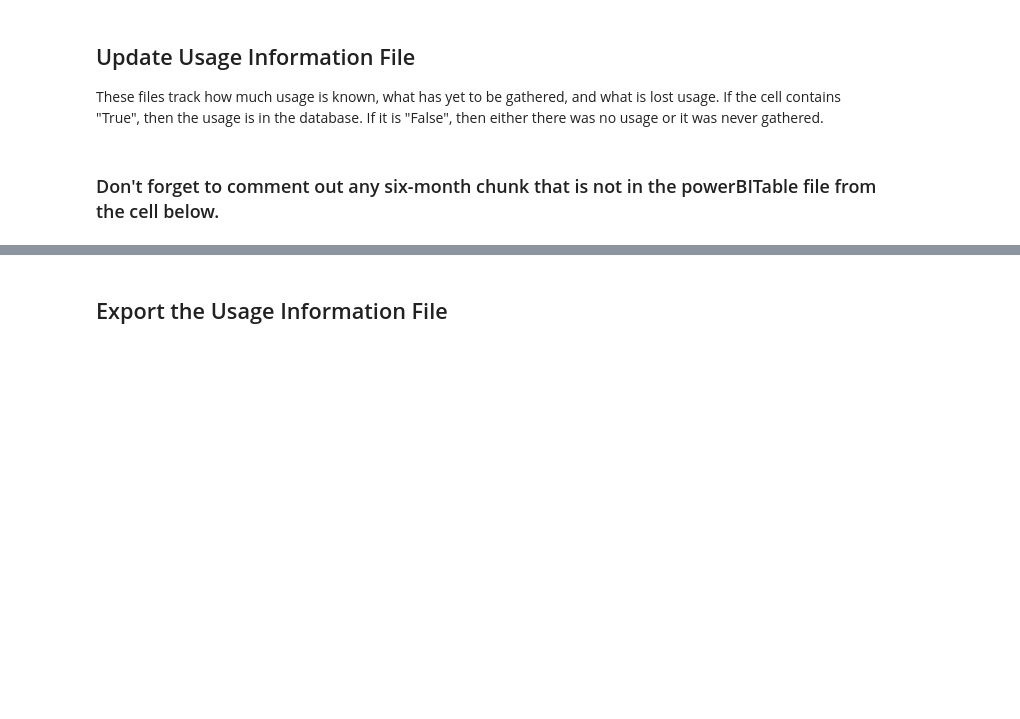
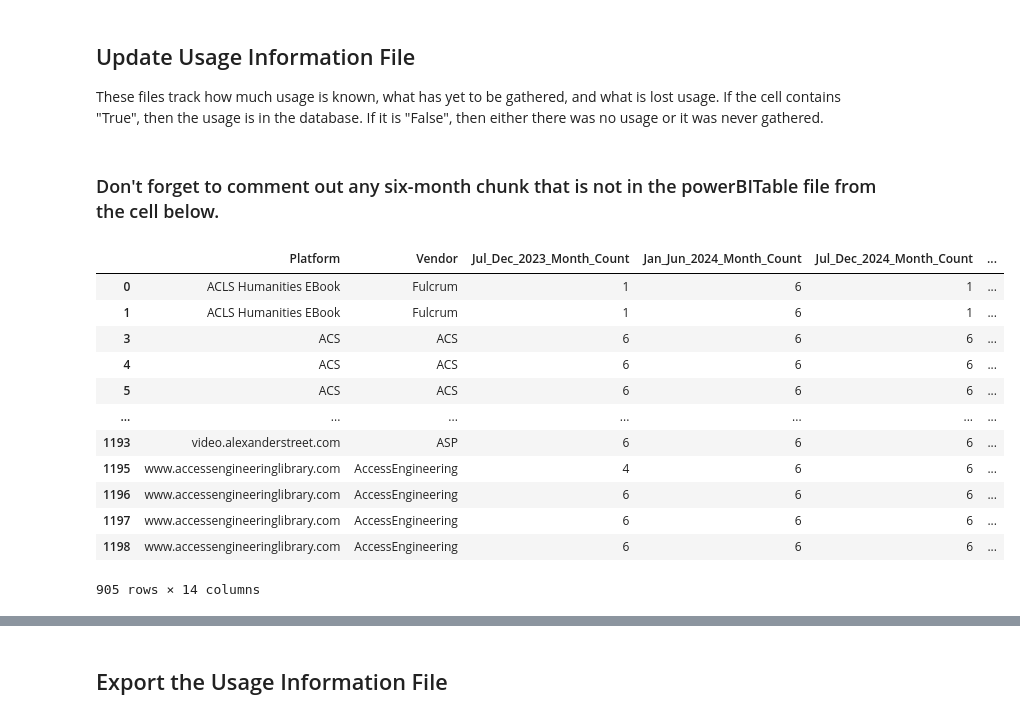
Before and after one commit to utkdigitalinitiatives/apcs-usage-database, a Jupyter notebook: Uploading COUNTER Data to SQLite3.ipynb, the cells around one changed output, grey strips where cells are left out. Cells and saved outputs as stored; diff of their text form; code cells hidden in the pictures; blank space fills up the shorter version.

```diff
--- a/Uploading COUNTER Data to SQLite3.ipynb
+++ b/Uploading COUNTER Data to SQLite3.ipynb
@@ -1160,0 +1315,4 @@ summaryTest
+# %%
+reserveOldAndNew = oldAndNew[~oldAndNew['Vendor'].isin(['EBSCO', 'OUP', 'ProjectMuse', 'ProQuestEBooks', 'SagePackages', 'SpringerAll', 'T&Febooks', 'Wiley'])]
+
+oldAndNew = oldAndNew[oldAndNew['Vendor'].isin(['EBSCO', 'OUP', 'ProjectMuse', 'ProQuestEBooks', 'SagePackages', 'SpringerAll', 'T&Febooks', 'Wiley'])]
@@ -1214,7 +1376,7 @@ This may take significant time, especially for very large reports like Title and
 #### Remember: Comment out any rows in the cell below that are not part of the overall database!
 # %%
 ## Aggregate All Usage
-summaryTable = oldAndNew.groupby(['Title', 'Access_Type', 'Online_ISSN', 'Print_ISSN', 'Vendor', 'Metric_Type']).agg( #This is where the first row options from the cell above should go. Don't overwrite the summaryTable = portion!
+summaryTable = oldAndNew.groupby(['Title', 'Access_Type', 'ISBN', 'Vendor', 'Metric_Type']).agg( #This is where the first row options from the cell above should go. Don't overwrite the summaryTable = portion!
     {#'Jan-2021':lambda x: x.sum(min_count = 1),
      #'Feb-2021':lambda x: x.sum(min_count = 1),
      #'Mar-2021':lambda x: x.sum(min_count = 1),
@@ -1281,6 +1443,6 @@ summaryTable = oldAndNew.groupby(['Title', 'Access_Type', 'Online_ISSN', 'Print_
      'Apr-2026':lambda x: x.sum(min_count = 1),
      'May-2026':lambda x: x.sum(min_count = 1),
      'Jun-2026':lambda x: x.sum(min_count = 1),
-     #'Jul-2026':lambda x: x.sum(min_count = 1),
-     #'Aug-2026':lambda x: x.sum(min_count = 1),
+     'Jul-2026':lambda x: x.sum(min_count = 1),
+     'Aug-2026':lambda x: x.sum(min_count = 1),
     }, min_count = 1).reset_index()
@@ -1286,0 +1455,2 @@ summaryTable = oldAndNew.groupby(['Title', 'Access_Type', 'Online_ISSN', 'Print_
+# %%
+summaryTable = pd.concat([summaryTable, reserveOldAndNew], ignore_index = True)
@@ -1287,7 +1459,7 @@ summaryTable = oldAndNew.groupby(['Title', 'Access_Type', 'Online_ISSN', 'Print_
 # %% [markdown]
 ### Add in Reporting_Period_Total
 # %%
-summaryTable['Reporting_Period_Total'] = summaryTable[['Jun-2026', 'May-2026', 'Apr-2026', 'Mar-2026', 'Feb-2026', 'Jan-2026', 'Dec-2025', 'Nov-2025', 'Oct-2025', 'Sep-2025', 'Aug-2025', 'Jul-2025', 'Jun-2025', 'May-2025', 'Apr-2025', 'Mar-2025', 'Feb-2025', 'Jan-2025', 'Dec-2024', 'Nov-2024', 'Oct-2024', 'Sep-2024', 'Aug-2024', 'Jul-2024', 'Jun-2024', 'May-2024', 'Apr-2024', 'Mar-2024', 'Feb-2024', 'Jan-2024', 'Dec-2023', 'Nov-2023', 'Oct-2023', 'Sep-2023', 'Aug-2023', 'Jul-2023', 'Jun-2023', 'May-2023', 'Apr-2023', 'Mar-2023', 'Feb-2023', 'Jan-2023', 'Dec-2022', 'Nov-2022', 'Oct-2022', 'Sep-2022', 'Aug-2022', 'Jul-2022', 'Jun-2022', 'May-2022', 'Apr-2022', 'Mar-2022', 'Feb-2022', 'Jan-2022', 'Dec-2021', 'Nov-2021', 'Oct-2021', 'Sep-2021', 'Aug-2021', 'Jul-2021']].sum(axis = 1)
+summaryTable['Reporting_Period_Total'] = summaryTable[['Aug-2026', 'Jul-2026', 'Jun-2026', 'May-2026', 'Apr-2026', 'Mar-2026', 'Feb-2026', 'Jan-2026', 'Dec-2025', 'Nov-2025', 'Oct-2025', 'Sep-2025', 'Aug-2025', 'Jul-2025', 'Jun-2025', 'May-2025', 'Apr-2025', 'Mar-2025', 'Feb-2025', 'Jan-2025', 'Dec-2024', 'Nov-2024', 'Oct-2024', 'Sep-2024', 'Aug-2024', 'Jul-2024', 'Jun-2024', 'May-2024', 'Apr-2024', 'Mar-2024', 'Feb-2024', 'Jan-2024', 'Dec-2023', 'Nov-2023', 'Oct-2023', 'Sep-2023', 'Aug-2023', 'Jul-2023', 'Jun-2023', 'May-2023', 'Apr-2023', 'Mar-2023', 'Feb-2023', 'Jan-2023', 'Dec-2022', 'Nov-2022', 'Oct-2022', 'Sep-2022', 'Aug-2022', 'Jul-2022', 'Jun-2022', 'May-2022', 'Apr-2022', 'Mar-2022', 'Feb-2022', 'Jan-2022', 'Dec-2021', 'Nov-2021', 'Oct-2021', 'Sep-2021', 'Aug-2021', 'Jul-2021']].sum(axis = 1)
 
 
 
@@ -1296,7 +1468,7 @@ summaryTable['Reporting_Period_Total'] = summaryTable[['Jun-2026', 'May-2026', '
 # Place unnecessary columns next to the below pound signs:
 
 #, 'Jun-2021', 'May-2021', 'Apr-2021', 'Mar-2021', 'Feb-2021', 'Jan-2021'
-#'Aug-2026', 'Jul-2026',
+#
 
 summaryTable.shape #This is the number of rows going to the database.
 # %% [markdown]
@@ -1576,18 +1764,44 @@ fileTracker['Vendor'] = powerBITable['Vendor']
 ### Don't forget to comment out any six-month chunk that is not in the powerBITable file from the cell below.
 # %%
 if fileType != 'TR' and fileType != 'DR' and fileType != 'PR':
-    fileTracker['Jul_Dec_2021'] = powerBITable[['Jul-2021', 'Aug-2021', 'Sep-2021', 'Oct-2021', 'Nov-2021', 'Dec-2021']].notnull().any(axis = 1)
-    fileTracker['Jan_Jun_2022'] = powerBITable[['Jan-2022', 'Feb-2022', 'Mar-2022', 'Apr-2022', 'May-2022', 'Jun-2022']].notnull().any(axis = 1)
-    fileTracker['Jul_Dec_2022'] = powerBITable[['Jul-2022', 'Aug-2022', 'Sep-2022', 'Oct-2022', 'Nov-2022', 'Dec-2022']].notnull().any(axis = 1)
-    fileTracker['Jan_Jun_2023'] = powerBITable[['Jan-2023', 'Feb-2023', 'Mar-2023', 'Apr-2023', 'May-2023', 'Jun-2023']].notnull().any(axis = 1)
+    fileTracker['Jul_Dec_2021_Month_Count'] = powerBITable[['Jul-2021', 'Aug-2021', 'Sep-2021', 'Oct-2021', 'Nov-2021', 'Dec-2021']].astype(bool).sum(axis = 1)
+    fileTracker['Jan_Jun_2022_Month_Count'] = powerBITable[['Jan-2022', 'Feb-2022', 'Mar-2022', 'Apr-2022', 'May-2022', 'Jun-2022']].astype(bool).sum(axis = 1)
+    fileTracker['Jul_Dec_2022_Month_Count'] = powerBITable[['Jul-2022', 'Aug-2022', 'Sep-2022', 'Oct-2022', 'Nov-2022', 'Dec-2022']].astype(bool).sum(axis = 1)
+    fileTracker['Jan_Jun_2023_Month_Count'] = powerBITable[['Jan-2023', 'Feb-2023', 'Mar-2023', 'Apr-2023', 'May-2023', 'Jun-2023']].astype(bool).sum(axis = 1)
 
-fileTracker['Jul_Dec_2023'] = powerBITable[['Jul-2023', 'Aug-2023', 'Sep-2023', 'Oct-2023', 'Nov-2023', 'Dec-2023']].notnull().any(axis = 1)
-fileTracker['Jan_Jun_2024'] = powerBITable[['Jan-2024', 'Feb-2024', 'Mar-2024', 'Apr-2024', 'May-2024', 'Jun-2024']].notnull().any(axis = 1)
-fileTracker['Jul_Dec_2024'] = powerBITable[['Jul-2024', 'Aug-2024', 'Sep-2024', 'Oct-2024', 'Nov-2024', 'Dec-2024']].notnull().any(axis = 1)
-fileTracker['Jan_Jun_2025'] = powerBITable[['Jan-2025', 'Feb-2025', 'Mar-2025', 'Apr-2025', 'May-2025', 'Jun-2025']].notnull().any(axis = 1)
-fileTracker['Jul_Dec_2025'] = powerBITable[['Jul-2025', 'Aug-2025', 'Sep-2025', 'Oct-2025', 'Nov-2025', 'Dec-2025']].notnull().any(axis = 1)
-fileTracker['Jan_Jun_2026'] = powerBITable[['Jan-2026', 'Feb-2026', 'Mar-2026', 'Apr-2026', 'May-2026', 'Jun-2026']].notnull().any(axis = 1)
+    fileTracker['Jul_Dec_2021_Has_Usage_Check'] = fileTracker['Jul_Dec_2021_Month_Count'] > 0
+    fileTracker['Jan_Jun_2022_Has_Usage_Check'] = fileTracker['Jan_Jun_2022_Month_Count'] > 0
+    fileTracker['Jul_Dec_2022_Has_Usage_Check'] = fileTracker['Jul_Dec_2022_Month_Count'] > 0
+    fileTracker['Jan_Jun_2023_Has_Usage_Check'] = fileTracker['Jan_Jun_2023_Month_Count'] > 0
+
+fileTracker['Jul_Dec_2023_Month_Count'] = powerBITable[['Jul-2023', 'Aug-2023', 'Sep-2023', 'Oct-2023', 'Nov-2023', 'Dec-2023']].astype(bool).sum(axis = 1)
+fileTracker['Jan_Jun_2024_Month_Count'] = powerBITable[['Jan-2024', 'Feb-2024', 'Mar-2024', 'Apr-2024', 'May-2024', 'Jun-2024']].astype(bool).sum(axis = 1)
+fileTracker['Jul_Dec_2024_Month_Count'] = powerBITable[['Jul-2024', 'Aug-2024', 'Sep-2024', 'Oct-2024', 'Nov-2024', 'Dec-2024']].astype(bool).sum(axis = 1)
+fileTracker['Jan_Jun_2025_Month_Count'] = powerBITable[['Jan-2025', 'Feb-2025', 'Mar-2025', 'Apr-2025', 'May-2025', 'Jun-2025']].astype(bool).sum(axis = 1)
+fileTracker['Jul_Dec_2025_Month_Count'] = powerBITable[['Jul-2025', 'Aug-2025', 'Sep-2025', 'Oct-2025', 'Nov-2025', 'Dec-2025']].astype(bool).sum(axis = 1)
+fileTracker['Jan_Jun_2026_Month_Count'] = powerBITable[['Jan-2026', 'Feb-2026', 'Mar-2026', 'Apr-2026', 'May-2026', 'Jun-2026']].astype(bool).sum(axis = 1)
+
+fileTracker['Jul_Dec_2023_Has_Usage_Check'] = fileTracker['Jul_Dec_2023_Month_Count'] > 0
+fileTracker['Jan_Jun_2024_Has_Usage_Check'] = fileTracker['Jan_Jun_2024_Month_Count'] > 0
+fileTracker['Jul_Dec_2024_Has_Usage_Check'] = fileTracker['Jul_Dec_2024_Month_Count'] > 0
+fileTracker['Jan_Jun_2025_Has_Usage_Check'] = fileTracker['Jan_Jun_2025_Month_Count'] > 0
+fileTracker['Jul_Dec_2025_Has_Usage_Check'] = fileTracker['Jul_Dec_2025_Month_Count'] > 0
+fileTracker['Jan_Jun_2026_Has_Usage_Check'] = fileTracker['Jan_Jun_2026_Month_Count'] > 0
 
 fileTracker
+# %% [output]
+|  | Platform | Vendor | Jul_Dec_2023_Month_Count | Jan_Jun_2024_Month_Count | Jul_Dec_2024_Month_Count | ... |
+| 0 | ACLS Humanities EBook | Fulcrum | 1 | 6 | 1 | ... |
+| 1 | ACLS Humanities EBook | Fulcrum | 1 | 6 | 1 | ... |
+| 3 | ACS | ACS | 6 | 6 | 6 | ... |
+| 4 | ACS | ACS | 6 | 6 | 6 | ... |
+| 5 | ACS | ACS | 6 | 6 | 6 | ... |
+| ... | ... | ... | ... | ... | ... | ... |
+| 1193 | video.alexanderstreet.com | ASP | 6 | 6 | 6 | ... |
+| 1195 | www.accessengineeringlibrary.com | AccessEngineering | 4 | 6 | 6 | ... |
+| 1196 | www.accessengineeringlibrary.com | AccessEngineering | 6 | 6 | 6 | ... |
+| 1197 | www.accessengineeringlibrary.com | AccessEngineering | 6 | 6 | 6 | ... |
+| 1198 | www.accessengineeringlibrary.com | AccessEngineering | 6 | 6 | 6 | ... |
+905 rows × 14 columns
 # %%
 fileTracker.shape
```
Also changed, not shown: parts of 62 cells of this notebook, 4 other files.
